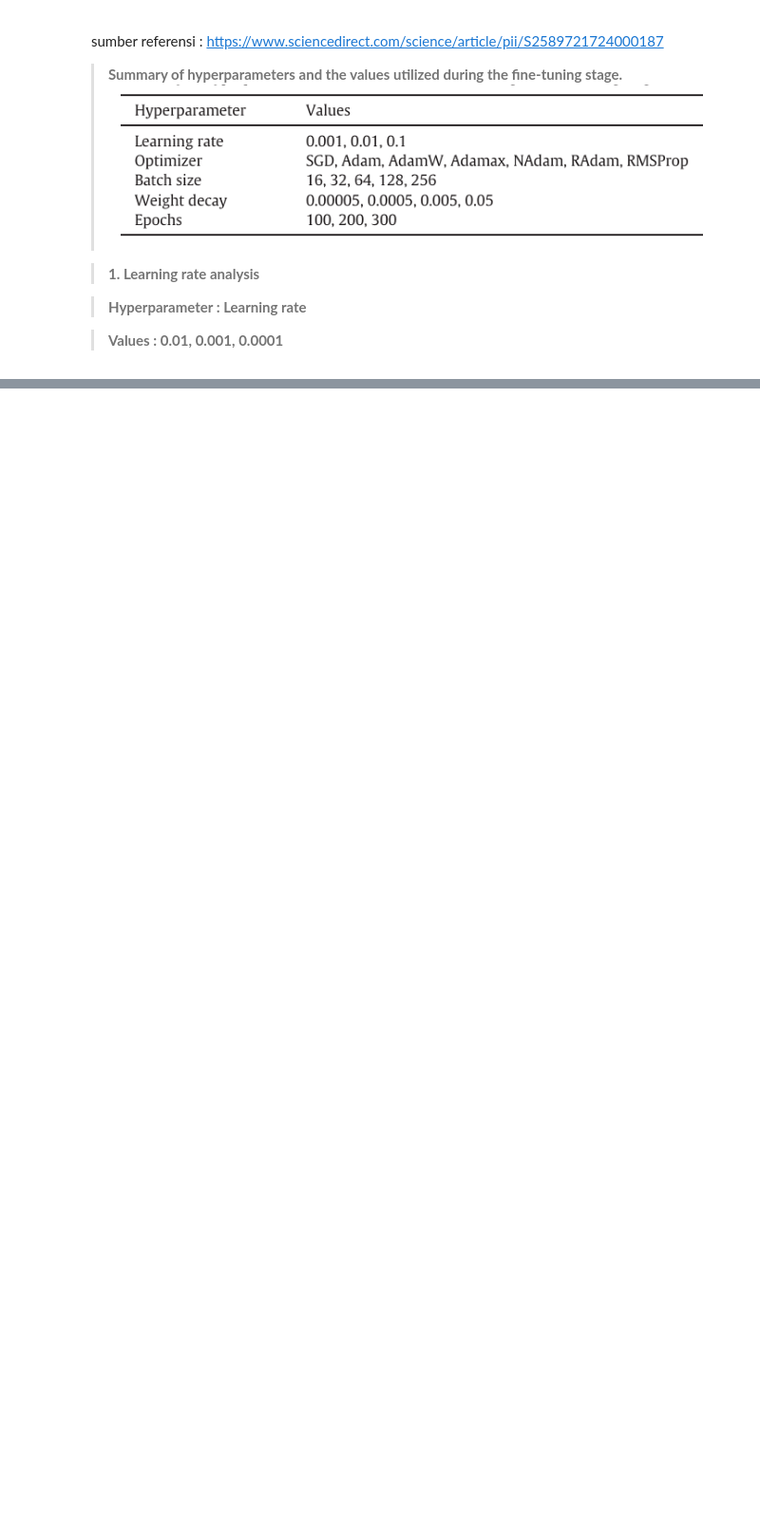
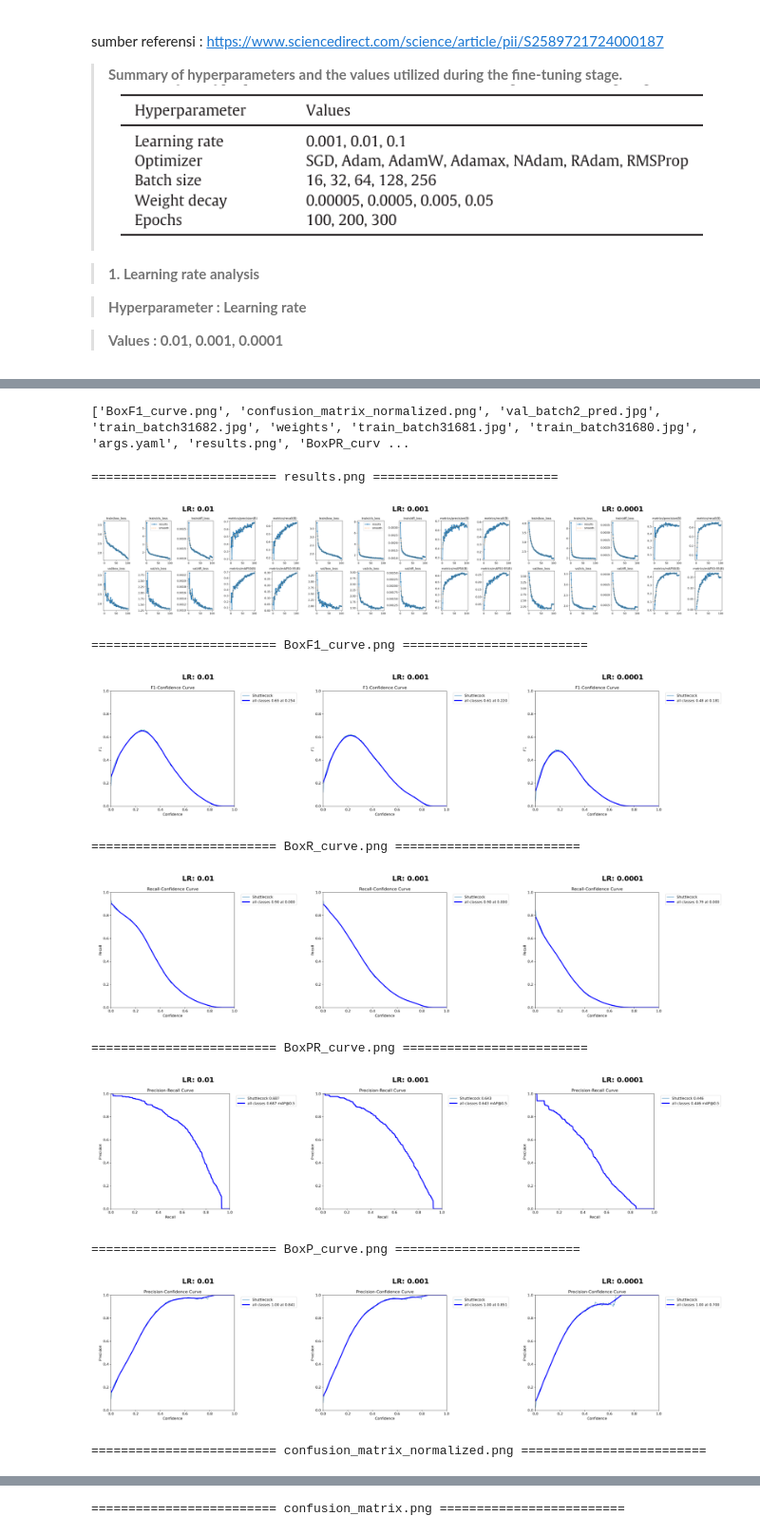
Before and after one commit to Elieser1945/dataframe-kelompok, a Jupyter notebook: learning-rate-analysis.ipynb, the cells around one changed output, grey strips where cells are left out. Shown at 95% size. Cells and saved outputs as stored; diff of their text form; code cells hidden in the pictures; blank space fills up the shorter version.

Commit message:
Kaggle Notebook | Learning rate analysis | Version 1

```diff
--- a/learning-rate-analysis.ipynb
+++ b/learning-rate-analysis.ipynb
@@ -135,0 +217,63 @@ Overriding model.yaml nc=80 with nc=1
+# %%
+import os
+
+base_path = f'/kaggle/working/runs/detect/train_lr_{lrs[0]}'
+print(os.listdir(base_path))
+# %% [output]
+['BoxF1_curve.png', 'confusion_matrix_normalized.png', 'val_batch2_pred.jpg', 'train_batch31682.jpg', 'weights', 'train_batch31681.jpg', 'train_batch31680.jpg', 'args.yaml', 'results.png', 'BoxPR_curv ...
+# %%
+import os
+import matplotlib.pyplot as plt
+import matplotlib.image as mpimg
+
+# Urutan sesuai revisi (confusion matrix di bawah)
+image_files = [
+    'results.png',
+    'BoxF1_curve.png',
+    'BoxR_curve.png',
+    'BoxPR_curve.png',
+    'BoxP_curve.png',
+    'confusion_matrix_normalized.png',
+    'confusion_matrix.png'
+]
+
+# =========================
+# VISUALISASI PER METRIK
+# =========================
+for img_name in image_files:
+    print(f"\n{'='*25} {img_name} {'='*25}")
+
+    fig, axes = plt.subplots(1, len(lrs), figsize=(6 * len(lrs), 5))
+
+    # Handle kalau cuma 1 LR
+    if len(lrs) == 1:
+        axes = [axes]
+
+    for i, lr in enumerate(lrs):
+        img_path = f'/kaggle/working/runs/detect/train_lr_{lr}/{img_name}'
+
+        if os.path.exists(img_path):
+            img = mpimg.imread(img_path)
+            axes[i].imshow(img)
+            axes[i].axis('off')
+            axes[i].set_title(f'LR: {lr}', fontsize=14, fontweight='bold')
+        else:
+            axes[i].text(0.5, 0.5, 'Tidak tersedia',
+                         ha='center', va='center', fontsize=12)
+            axes[i].axis('off')
+            axes[i].set_title(f'LR: {lr}', fontsize=14)
+
+    plt.tight_layout()
+    plt.show()
+# %% [output]
+========================= results.png =========================
+[figure, added]
+========================= BoxF1_curve.png =========================
+[figure, added]
+========================= BoxR_curve.png =========================
+[figure, added]
+========================= BoxPR_curve.png =========================
+[figure, added]
+========================= BoxP_curve.png =========================
+[figure, added]
+========================= confusion_matrix_normalized.png =========================
@@ -135,0 +281 @@ Overriding model.yaml nc=80 with nc=1
+========================= confusion_matrix.png =========================
```
Also changed, not shown: parts of 20 cells of this notebook.
